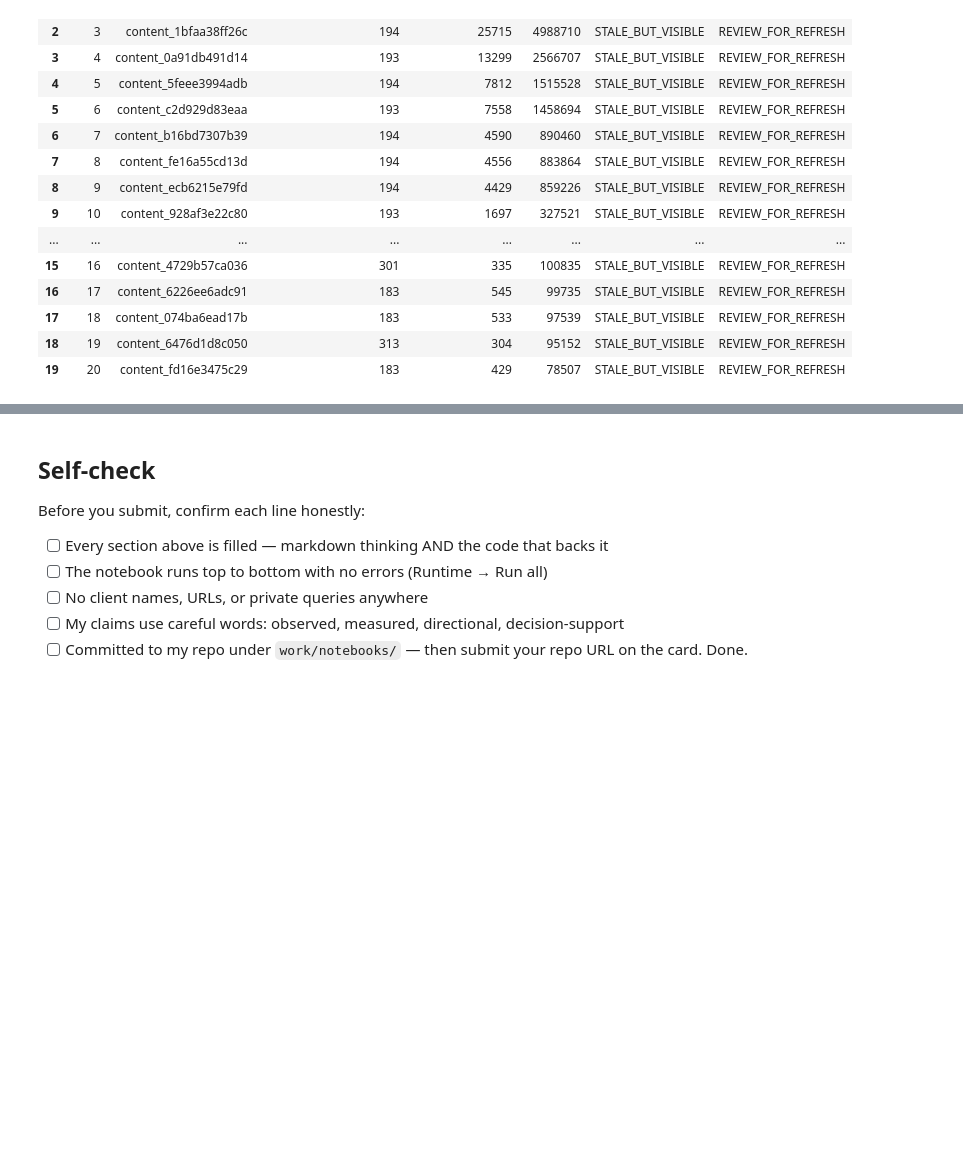
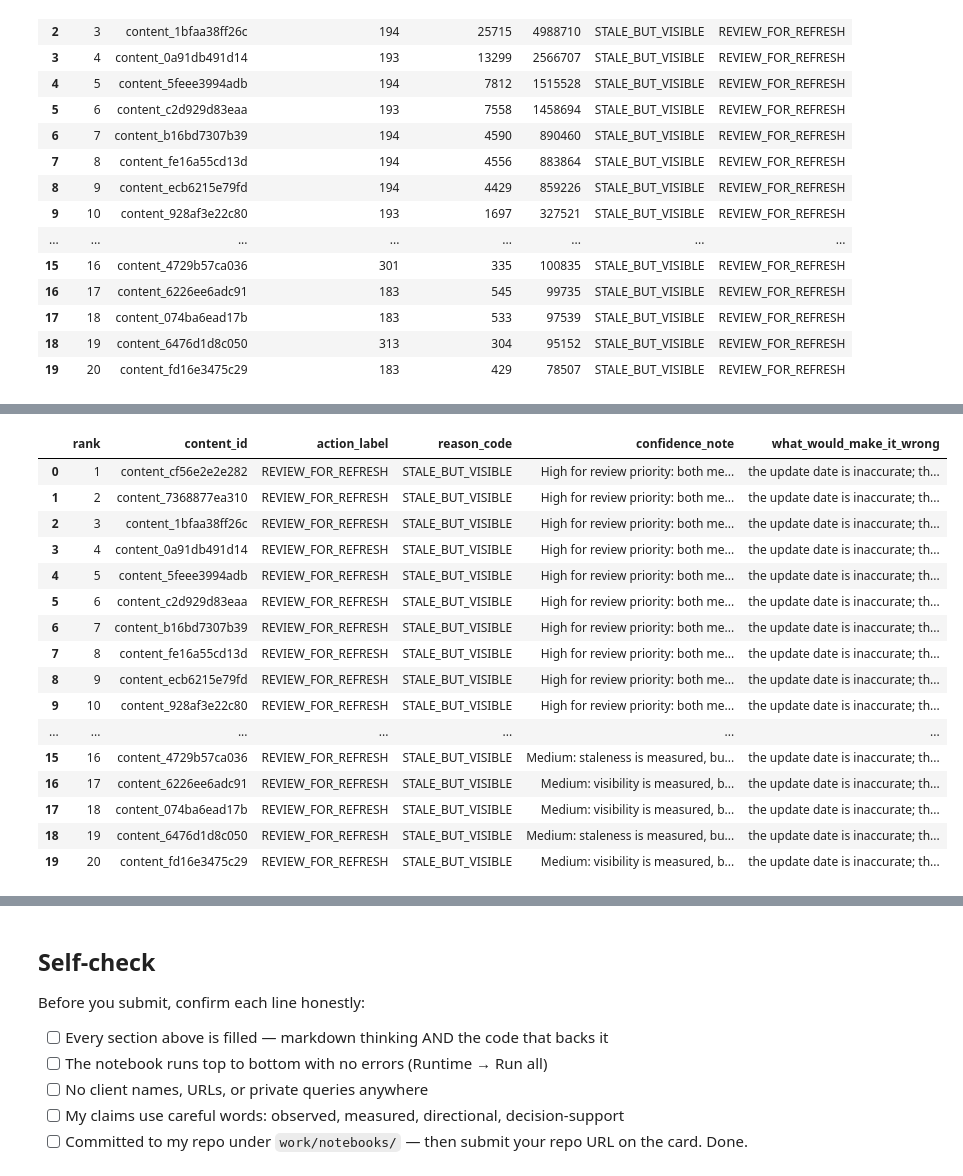
Before and after one commit to HArmor28/ML, a Jupyter notebook: w04_baseline_score.ipynb, the cells around one changed output, grey strips where cells are left out. Drawn from its saved outputs; the diff is of its cells as text; code cells hidden in the pictures; blank space fills up the shorter version.

```diff
--- a/w04_baseline_score.ipynb
+++ b/w04_baseline_score.ipynb
@@ -134,0 +125,73 @@ CSV written to: work/outputs/baseline_action_score.csv
+# %%
+# This cell is for CODE (numbers, a query, a check).
+# Write your text answer in the cell ABOVE this one — typing sentences here breaks Run All.
+top20_review = queue.head(20).copy()
+
+# Boundary cases receive lower confidence because small measurement
+# changes could remove them from the queue.
+top20_review["near_stale_cutoff"] = (
+    top20_review["days_since_last_update"] <= STALE_DAYS + 7
+)
+top20_review["near_impressions_cutoff"] = (
+    top20_review["impressions_90d"] <= MIN_IMPRESSIONS * 1.25
+)
+
+def confidence_note(row):
+    if row["near_stale_cutoff"] and row["near_impressions_cutoff"]:
+        return "Low: both measured inputs are close to the rule thresholds."
+    if row["near_stale_cutoff"]:
+        return "Medium: visibility is measured, but staleness is close to the cutoff."
+    if row["near_impressions_cutoff"]:
+        return "Medium: staleness is measured, but visibility is close to the cutoff."
+    return "High for review priority: both measured inputs clear the thresholds."
+
+def wrong_condition(row):
+    conditions = [
+        "the update date is inaccurate",
+        "the observed impressions are temporary or seasonal",
+        "the page was already reviewed or is intentionally evergreen",
+    ]
+    if row["near_stale_cutoff"]:
+        conditions.append("a small date change puts it below the stale threshold")
+    if row["near_impressions_cutoff"]:
+        conditions.append("a small impressions change puts it below the visibility threshold")
+    return "; ".join(conditions) + "."
+
+top20_review["confidence_note"] = top20_review.apply(
+    confidence_note, axis=1
+)
+top20_review["what_would_make_it_wrong"] = top20_review.apply(
+    wrong_condition, axis=1
+)
+
+review_columns = [
+    "rank",
+    "content_id",
+    "action_label",
+    "reason_code",
+    "confidence_note",
+    "what_would_make_it_wrong",
+]
+
+assert len(top20_review) == 20
+assert top20_review[review_columns].notna().all().all()
+
+display(top20_review[review_columns])
+# %% [output]
+|  | rank | content_id | action_label | reason_code | confidence_note | what_would_make_it_wrong |
+| 0 | 1 | content_cf56e2e2e282 | REVIEW_FOR_REFRESH | STALE_BUT_VISIBLE | High for review priority: both me... | the update date is inaccurate; th... |
+| 1 | 2 | content_7368877ea310 | REVIEW_FOR_REFRESH | STALE_BUT_VISIBLE | High for review priority: both me... | the update date is inaccurate; th... |
+| 2 | 3 | content_1bfaa38ff26c | REVIEW_FOR_REFRESH | STALE_BUT_VISIBLE | High for review priority: both me... | the update date is inaccurate; th... |
+| 3 | 4 | content_0a91db491d14 | REVIEW_FOR_REFRESH | STALE_BUT_VISIBLE | High for review priority: both me... | the update date is inaccurate; th... |
+| 4 | 5 | content_5feee3994adb | REVIEW_FOR_REFRESH | STALE_BUT_VISIBLE | High for review priority: both me... | the update date is inaccurate; th... |
+| 5 | 6 | content_c2d929d83eaa | REVIEW_FOR_REFRESH | STALE_BUT_VISIBLE | High for review priority: both me... | the update date is inaccurate; th... |
+| 6 | 7 | content_b16bd7307b39 | REVIEW_FOR_REFRESH | STALE_BUT_VISIBLE | High for review priority: both me... | the update date is inaccurate; th... |
+| 7 | 8 | content_fe16a55cd13d | REVIEW_FOR_REFRESH | STALE_BUT_VISIBLE | High for review priority: both me... | the update date is inaccurate; th... |
+| 8 | 9 | content_ecb6215e79fd | REVIEW_FOR_REFRESH | STALE_BUT_VISIBLE | High for review priority: both me... | the update date is inaccurate; th... |
+| 9 | 10 | content_928af3e22c80 | REVIEW_FOR_REFRESH | STALE_BUT_VISIBLE | High for review priority: both me... | the update date is inaccurate; th... |
+| ... | ... | ... | ... | ... | ... | ... |
+| 15 | 16 | content_4729b57ca036 | REVIEW_FOR_REFRESH | STALE_BUT_VISIBLE | Medium: staleness is measured, bu... | the update date is inaccurate; th... |
+| 16 | 17 | content_6226ee6adc91 | REVIEW_FOR_REFRESH | STALE_BUT_VISIBLE | Medium: visibility is measured, b... | the update date is inaccurate; th... |
+| 17 | 18 | content_074ba6ead17b | REVIEW_FOR_REFRESH | STALE_BUT_VISIBLE | Medium: visibility is measured, b... | the update date is inaccurate; th... |
+| 18 | 19 | content_6476d1d8c050 | REVIEW_FOR_REFRESH | STALE_BUT_VISIBLE | Medium: staleness is measured, bu... | the update date is inaccurate; th... |
+| 19 | 20 | content_fd16e3475c29 | REVIEW_FOR_REFRESH | STALE_BUT_VISIBLE | Medium: visibility is measured, b... | the update date is inaccurate; th... |
```
Also changed, not shown: parts of 7 cells of this notebook.
